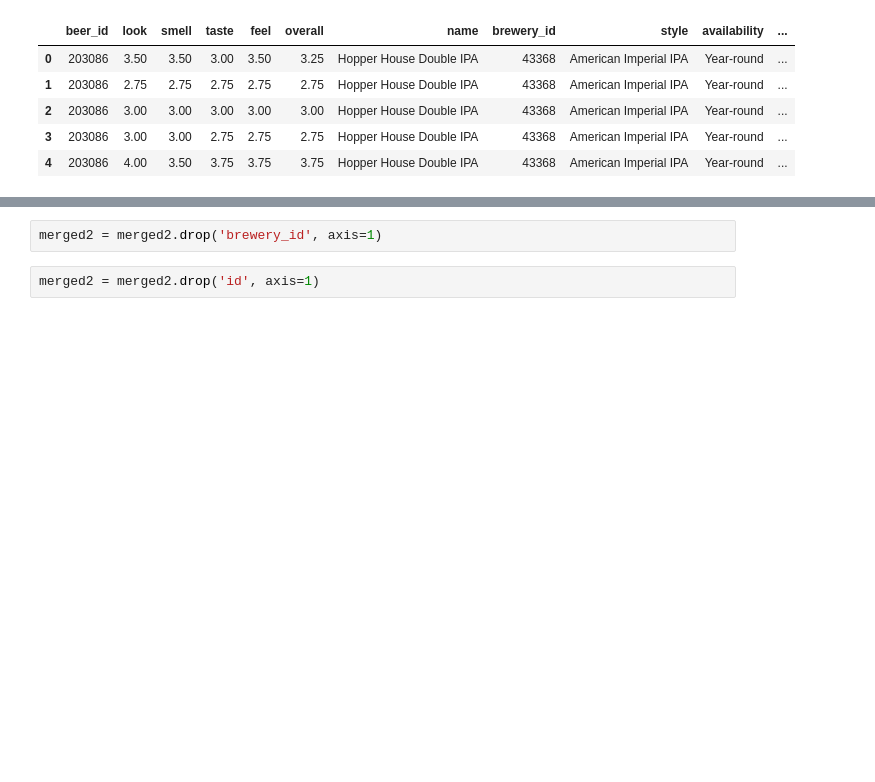
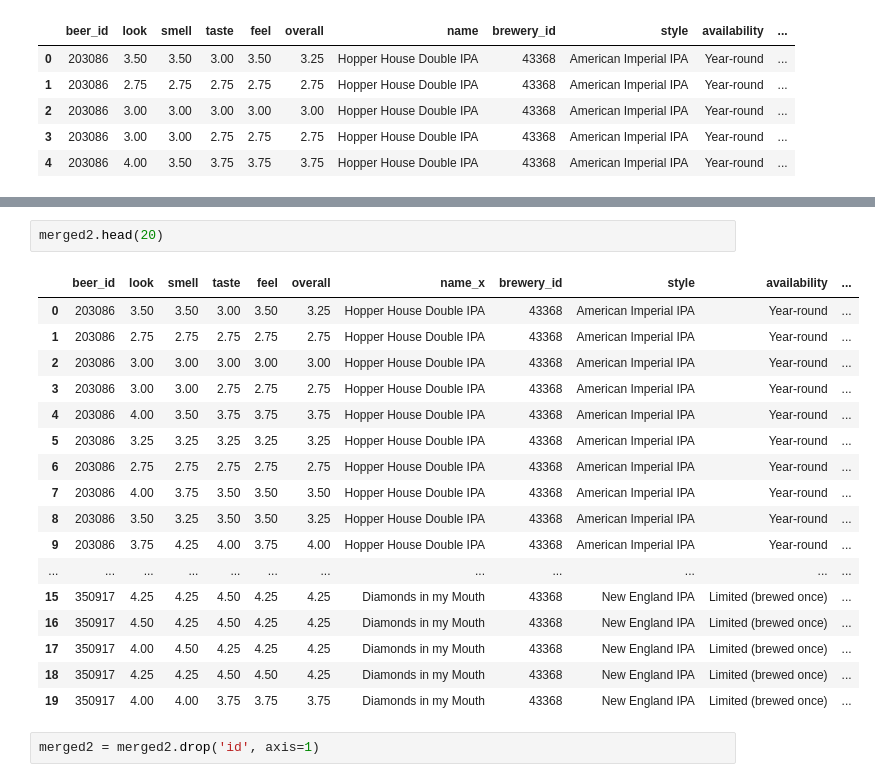
Before and after one commit to WilliamDHughes/smu_project4_beer_reviews, a Jupyter notebook: Dataset Merging.ipynb, the cells around one changed output, grey strips where cells are left out. Saved outputs shown, nothing was run; the diff lists cells and outputs as text; blank space fills up the shorter version.

```diff
--- a/Dataset Merging.ipynb
+++ b/Dataset Merging.ipynb
@@ -135,5 +133,23 @@ memory usage: 9.8+ MB
-# %%
-merged2 = merged2.drop('brewery_id', axis=1)
+# %%
+merged2.head(20)
+# %% [output]
+|  | beer_id | look | smell | taste | feel | overall | name_x | brewery_id | style | availability | ... |
+| 0 | 203086 | 3.50 | 3.50 | 3.00 | 3.50 | 3.25 | Hopper House Double IPA | 43368 | American Imperial IPA | Year-round | ... |
+| 1 | 203086 | 2.75 | 2.75 | 2.75 | 2.75 | 2.75 | Hopper House Double IPA | 43368 | American Imperial IPA | Year-round | ... |
+| 2 | 203086 | 3.00 | 3.00 | 3.00 | 3.00 | 3.00 | Hopper House Double IPA | 43368 | American Imperial IPA | Year-round | ... |
+| 3 | 203086 | 3.00 | 3.00 | 2.75 | 2.75 | 2.75 | Hopper House Double IPA | 43368 | American Imperial IPA | Year-round | ... |
+| 4 | 203086 | 4.00 | 3.50 | 3.75 | 3.75 | 3.75 | Hopper House Double IPA | 43368 | American Imperial IPA | Year-round | ... |
+| 5 | 203086 | 3.25 | 3.25 | 3.25 | 3.25 | 3.25 | Hopper House Double IPA | 43368 | American Imperial IPA | Year-round | ... |
+| 6 | 203086 | 2.75 | 2.75 | 2.75 | 2.75 | 2.75 | Hopper House Double IPA | 43368 | American Imperial IPA | Year-round | ... |
+| 7 | 203086 | 4.00 | 3.75 | 3.50 | 3.50 | 3.50 | Hopper House Double IPA | 43368 | American Imperial IPA | Year-round | ... |
+| 8 | 203086 | 3.50 | 3.25 | 3.50 | 3.50 | 3.25 | Hopper House Double IPA | 43368 | American Imperial IPA | Year-round | ... |
+| 9 | 203086 | 3.75 | 4.25 | 4.00 | 3.75 | 4.00 | Hopper House Double IPA | 43368 | American Imperial IPA | Year-round | ... |
+| ... | ... | ... | ... | ... | ... | ... | ... | ... | ... | ... | ... |
+| 15 | 350917 | 4.25 | 4.25 | 4.50 | 4.25 | 4.25 | Diamonds in my Mouth | 43368 | New England IPA | Limited (brewed once) | ... |
+| 16 | 350917 | 4.50 | 4.25 | 4.50 | 4.25 | 4.25 | Diamonds in my Mouth | 43368 | New England IPA | Limited (brewed once) | ... |
+| 17 | 350917 | 4.00 | 4.50 | 4.25 | 4.25 | 4.25 | Diamonds in my Mouth | 43368 | New England IPA | Limited (brewed once) | ... |
+| 18 | 350917 | 4.25 | 4.25 | 4.50 | 4.50 | 4.25 | Diamonds in my Mouth | 43368 | New England IPA | Limited (brewed once) | ... |
+| 19 | 350917 | 4.00 | 4.00 | 3.75 | 3.75 | 3.75 | Diamonds in my Mouth | 43368 | New England IPA | Limited (brewed once) | ... |
 # %%
 merged2 = merged2.drop('id', axis=1)
 # %%
```
Also changed, not shown: parts of 4 cells of this notebook, 1 other file.
